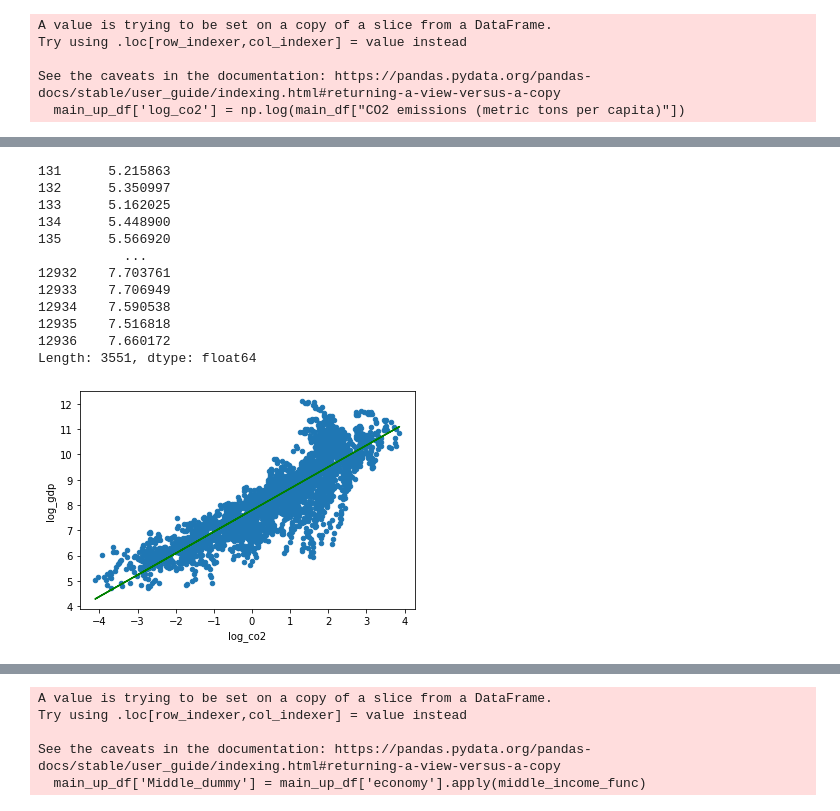
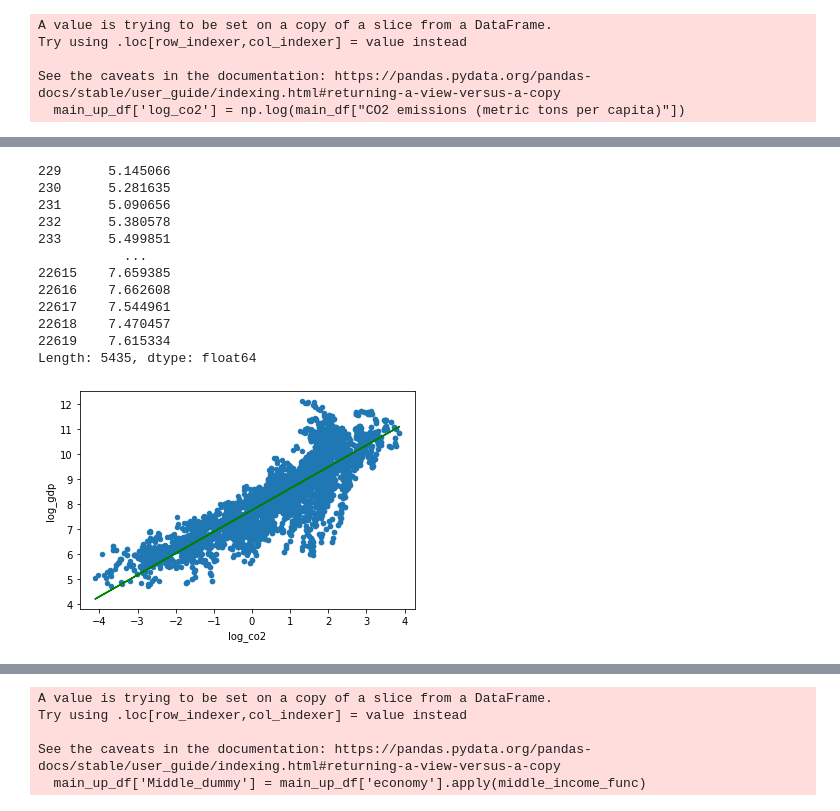
Before and after one commit to CS521-Burstein/final-project-anjaliagr, a Jupyter notebook: Data analysis.ipynb, the cells around one changed output, grey strips where cells are left out. Cells and saved outputs as stored; diff of their text form; code cells hidden in the pictures.

```diff
--- a/Data analysis.ipynb
+++ b/Data analysis.ipynb
@@ -182,28 +221,28 @@ main_up_df.describe() #summary statistics
 # %%
 #scatter plot!
 
-co2 = main_up_df["log_co2"].to_numpy().reshape(3551,1)
-gdp = main_up_df["log_gdp"].to_numpy().reshape(3551,1)
+co2 = main_up_df["log_co2"].to_numpy().reshape(5435,1)
+gdp = main_up_df["log_gdp"].to_numpy().reshape(5435,1)
 model3 = LinearRegression()
 model3.fit(co2, gdp)
 
 main_up_df.plot.scatter('log_co2', 'log_gdp')
 plt.plot(co2, model3.predict(co2), color ='green')
 print(predictions2)
 # %% [output]
-131      5.215863
-132      5.350997
-133      5.162025
-134      5.448900
-135      5.566920
+229      5.145066
+230      5.281635
+231      5.090656
+232      5.380578
+233      5.499851
            ...
-12932    7.703761
-12933    7.706949
-12934    7.590538
-12935    7.516818
-12936    7.660172
-Length: 3551, dtype: float64
+22615    7.659385
+22616    7.662608
+22617    7.544961
+22618    7.470457
+22619    7.615334
+Length: 5435, dtype: float64
-[figure, old version]
+[figure, new version]
 # %%
 #main_up_df['Develop_Dummy'] = 0 if df['Salary'] < df['Salary'].median() else 1
 # %%
```
Also changed, not shown: parts of 23 cells of this notebook, 2 other files.
